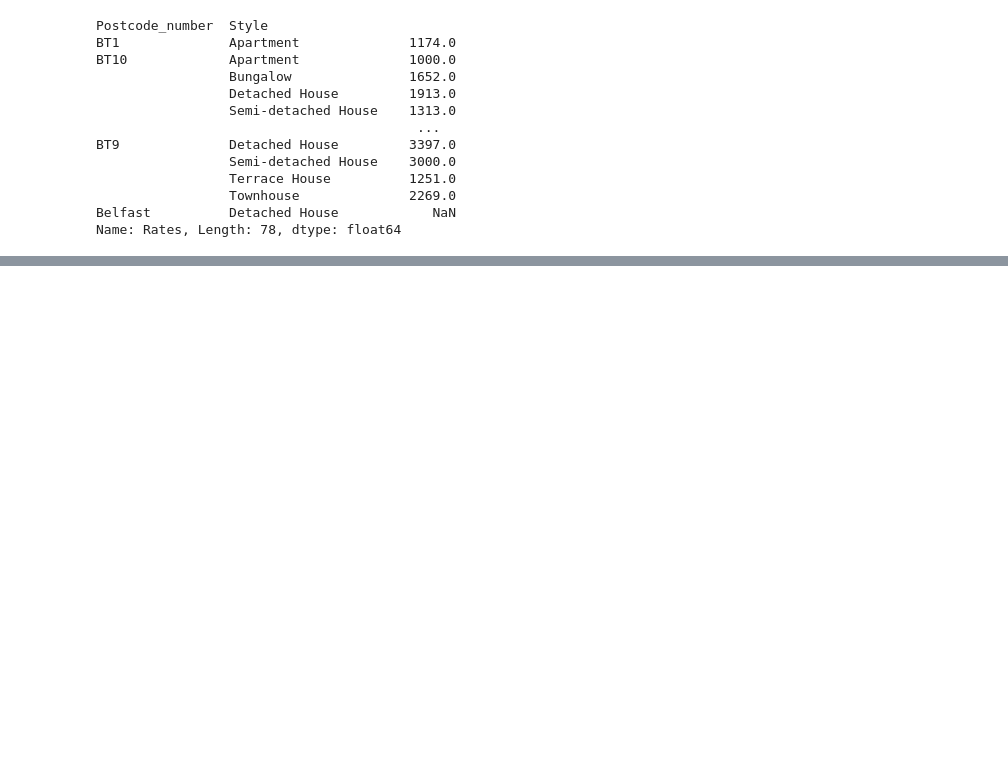
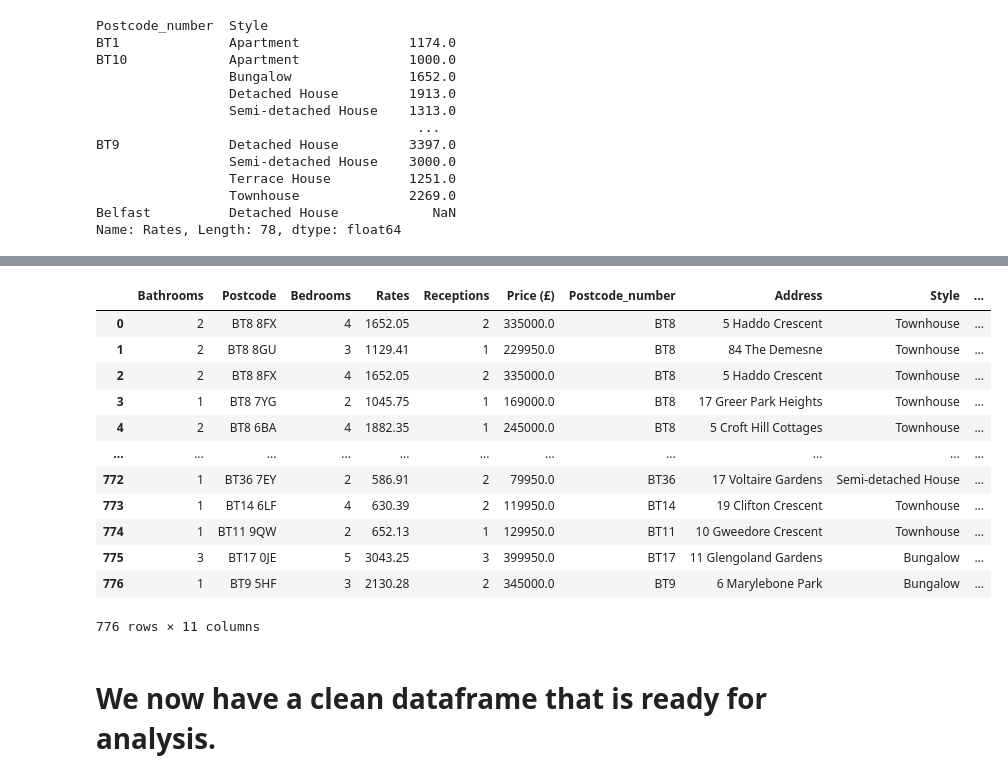
Before and after one commit to matthewmccrory/web-scraping-project, a Jupyter notebook: cleaning_data.ipynb, the cells around one changed output, grey strips where cells are left out. Cells and saved outputs as stored; diff of their text form; code cells hidden in the pictures; blank space fills up the shorter version.

```diff
--- a/cleaning_data.ipynb
+++ b/cleaning_data.ipynb
@@ -374,0 +235,17 @@ merged_df.groupby(['Belfast District','Style']).agg({
+# %%
+areas_of_belfast = {
+    'BT4': 'East',
+    'BT7': 'South',
+    'BT8': 'South',
+    'BT9': 'South',
+    'BT36': 'North'}
+
+df['Belfast District'] = df['Belfast District'].fillna(df['Postcode_number'].map(areas_of_belfast))
+df = df.dropna(subset=['Belfast District'])
+# %%
+# Although these postcode numbers cover two districts, for simplicity, I am going to change them.
+df.loc[df['Postcode_number'] == 'BT17', 'Belfast District'] = 'West'
+df.loc[df['Postcode_number'] == 'BT10', 'Belfast District'] = 'South-West'
+# %%
+# Final step is to convert the relevant columns into integers
+df[['Bedrooms','Bathrooms','Receptions']] = df[['Bedrooms','Bathrooms','Receptions']].astype(int)
@@ -374,0 +264,19 @@ merged_df.groupby(['Belfast District','Style']).agg({
+# %%
+df.to_csv('clean_df.csv')
+df
+# %% [output]
+|  | Bathrooms | Postcode | Bedrooms | Rates | Receptions | Price (£) | Postcode_number | Address | Style | ... |
+| 0 | 2 | BT8 8FX | 4 | 1652.05 | 2 | 335000.0 | BT8 | 5 Haddo Crescent | Townhouse | ... |
+| 1 | 2 | BT8 8GU | 3 | 1129.41 | 1 | 229950.0 | BT8 | 84 The Demesne | Townhouse | ... |
+| 2 | 2 | BT8 8FX | 4 | 1652.05 | 2 | 335000.0 | BT8 | 5 Haddo Crescent | Townhouse | ... |
+| 3 | 1 | BT8 7YG | 2 | 1045.75 | 1 | 169000.0 | BT8 | 17 Greer Park Heights | Townhouse | ... |
+| 4 | 2 | BT8 6BA | 4 | 1882.35 | 1 | 245000.0 | BT8 | 5 Croft Hill Cottages | Townhouse | ... |
+| ... | ... | ... | ... | ... | ... | ... | ... | ... | ... | ... |
+| 772 | 1 | BT36 7EY | 2 | 586.91 | 2 | 79950.0 | BT36 | 17 Voltaire Gardens | Semi-detached House | ... |
+| 773 | 1 | BT14 6LF | 4 | 630.39 | 2 | 119950.0 | BT14 | 19 Clifton Crescent | Townhouse | ... |
+| 774 | 1 | BT11 9QW | 2 | 652.13 | 1 | 129950.0 | BT11 | 10 Gweedore Crescent | Townhouse | ... |
+| 775 | 3 | BT17 0JE | 5 | 3043.25 | 3 | 399950.0 | BT17 | 11 Glengoland Gardens | Bungalow | ... |
+| 776 | 1 | BT9 5HF | 3 | 2130.28 | 2 | 345000.0 | BT9 | 6 Marylebone Park | Bungalow | ... |
+776 rows × 11 columns
+# %% [markdown]
+# We now have a clean dataframe that is ready for analysis.
```
Also changed, not shown: parts of 41 cells of this notebook.
